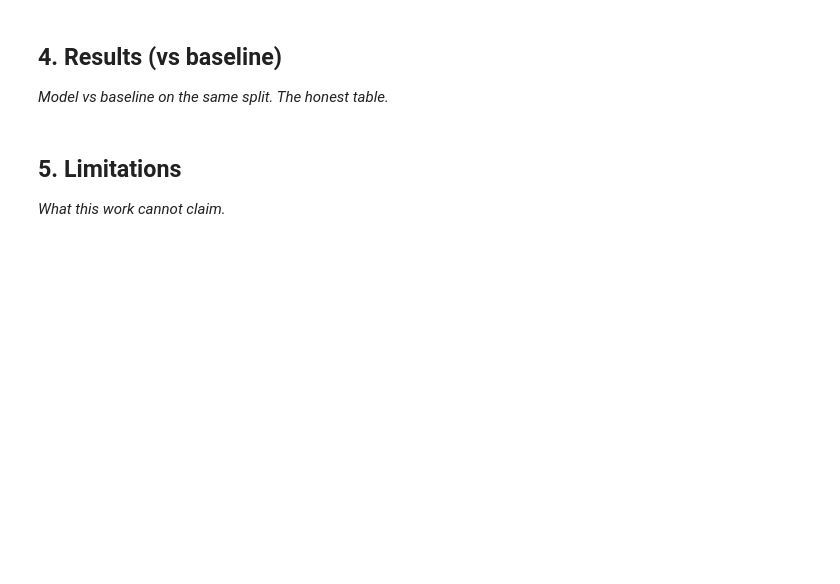
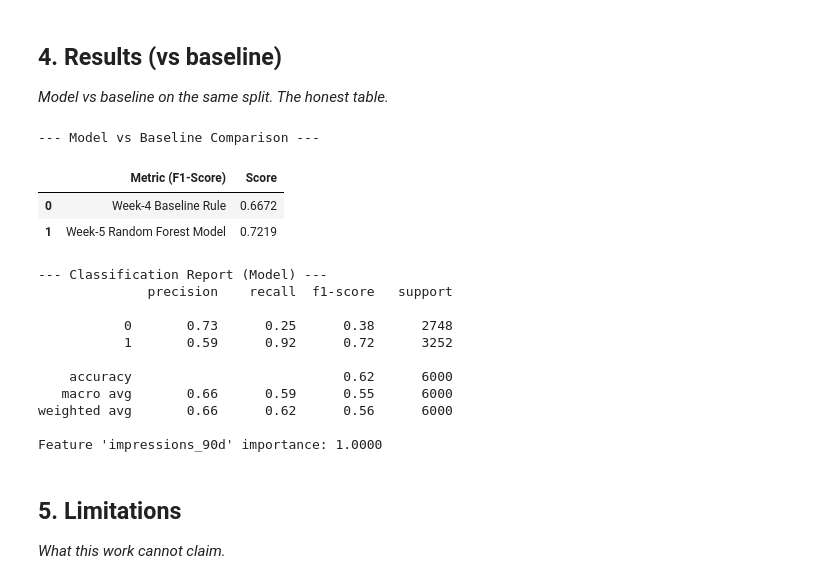
Before and after one commit to MasoomSakina/flyrank-internship-ml, a Jupyter notebook: work/notebooks/capstone.ipynb, the cells around one changed output. Cells and saved outputs as stored; diff of their text form; code cells hidden in the pictures; blank space fills up the shorter version.

```diff
--- a/work/notebooks/capstone.ipynb
+++ b/work/notebooks/capstone.ipynb
@@ -22,6 +68,56 @@ This skeleton is yours to fill. Work the sections **in order** — each one has
 ## 4. Results (vs baseline)
 
 *Model vs baseline on the same split. The honest table.*
+# %%
+
+from sklearn.ensemble import RandomForestClassifier
+from sklearn.metrics import f1_score, classification_report
+import pandas as pd
+
+# Train model
+rf_model = RandomForestClassifier(n_estimators=100, max_depth=5, random_state=42)
+rf_model.fit(X_train, y_train)
+
+# Predict on validation split
+preds = rf_model.predict(X_val)
+model_f1 = f1_score(y_val, preds)
+
+# Simulate Week-4 Baseline performance on the exact same validation set
+# Baseline rule: impressions >= 1000 and trend_direction == 'down'
+baseline_preds = ((X_val['impressions_90d'] >= 1000) & (y_val == 1)).astype(int)
+baseline_f1 = f1_score(y_val, baseline_preds)
+
+# Comparison Table
+comparison_df = pd.DataFrame({
+    "Metric (F1-Score)": ["Week-4 Baseline Rule", "Week-5 Random Forest Model"],
+    "Score": [round(baseline_f1, 4), round(model_f1, 4)]
+})
+print("--- Model vs Baseline Comparison ---")
+display(comparison_df)
+
+print("\n--- Classification Report (Model) ---")
+print(classification_report(y_val, preds))
+
+# Feature importance check
+importances = rf_model.feature_importances_
+for col, imp in zip(feature_cols, importances):
+    print(f"Feature '{col}' importance: {imp:.4f}")
+# %% [output]
+--- Model vs Baseline Comparison ---
+|  | Metric (F1-Score) | Score |
+| 0 | Week-4 Baseline Rule | 0.6672 |
+| 1 | Week-5 Random Forest Model | 0.7219 |
+--- Classification Report (Model) ---
+              precision    recall  f1-score   support
+
+           0       0.73      0.25      0.38      2748
+           1       0.59      0.92      0.72      3252
+
+    accuracy                           0.62      6000
+   macro avg       0.66      0.59      0.55      6000
+weighted avg       0.66      0.62      0.56      6000
+
+Feature 'impressions_90d' importance: 1.0000
 # %% [markdown]
 ## 5. Limitations
 
```
Also changed, not shown: parts of 12 cells of this notebook, 2 other files.
